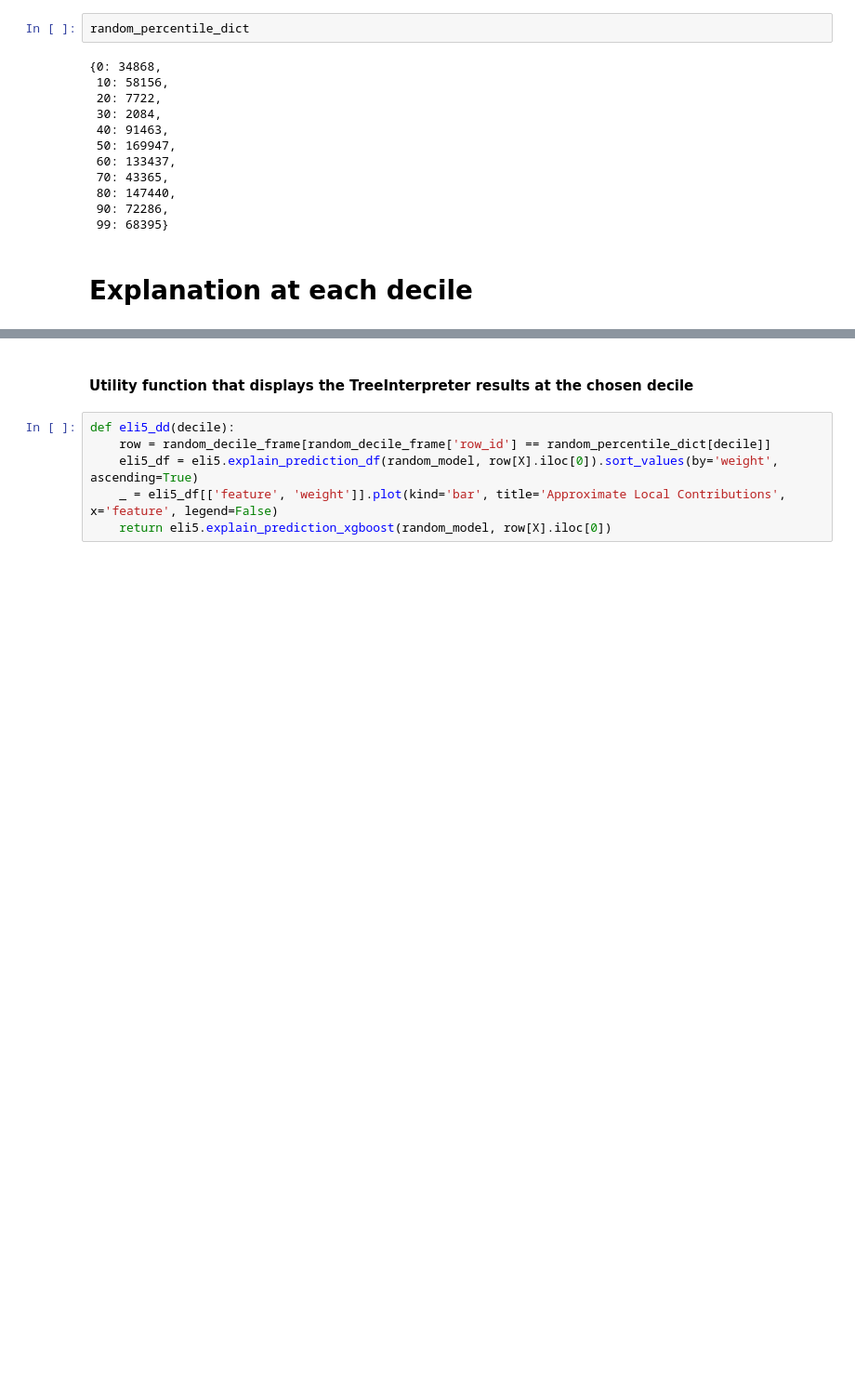
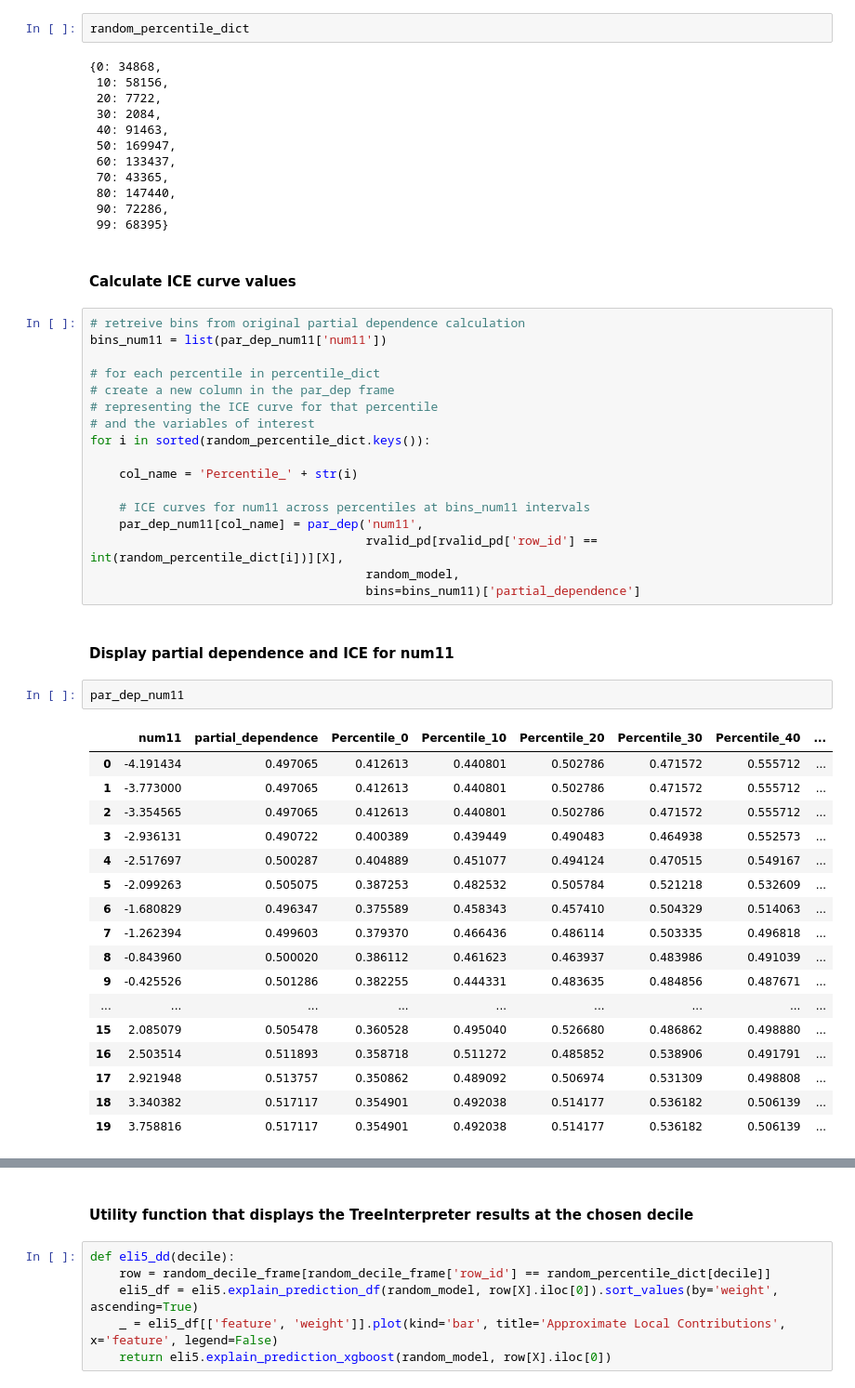
Before and after one commit to h2oai/mli-resources, a Jupyter notebook: lime_shap_treeint_compare/Binary-Classification-Random-Valid.ipynb, the cells around one changed output, grey strips where cells are left out. Shown at 93% size. Drawn from its saved outputs; the diff is of its cells as text; blank space fills up the shorter version.

```diff
--- a/lime_shap_treeint_compare/Binary-Classification-Random-Valid.ipynb
+++ b/lime_shap_treeint_compare/Binary-Classification-Random-Valid.ipynb
@@ -220,5 +314,44 @@ random_percentile_dict
  80: 147440,
  90: 72286,
  99: 68395}
-# %% [markdown]
-# Explanation at each decile
+# %% [markdown]
+#### Calculate ICE curve values
+# %%
+# retreive bins from original partial dependence calculation
+bins_num11 = list(par_dep_num11['num11'])
+
+# for each percentile in percentile_dict
+# create a new column in the par_dep frame
+# representing the ICE curve for that percentile
+# and the variables of interest
+for i in sorted(random_percentile_dict.keys()):
+
+    col_name = 'Percentile_' + str(i)
+
+    # ICE curves for num11 across percentiles at bins_num11 intervals
+    par_dep_num11[col_name] = par_dep('num11',
+                                      rvalid_pd[rvalid_pd['row_id'] == int(random_percentile_dict[i])][X],
+                                      random_model,
+                                      bins=bins_num11)['partial_dependence']
+# %% [markdown]
+#### Display partial dependence and ICE for num11
+# %%
+par_dep_num11
+# %% [output]
+|  | num11 | partial_dependence | Percentile_0 | Percentile_10 | Percentile_20 | Percentile_30 | Percentile_40 | ... |
+| 0 | -4.191434 | 0.497065 | 0.412613 | 0.440801 | 0.502786 | 0.471572 | 0.555712 | ... |
+| 1 | -3.773000 | 0.497065 | 0.412613 | 0.440801 | 0.502786 | 0.471572 | 0.555712 | ... |
+| 2 | -3.354565 | 0.497065 | 0.412613 | 0.440801 | 0.502786 | 0.471572 | 0.555712 | ... |
+| 3 | -2.936131 | 0.490722 | 0.400389 | 0.439449 | 0.490483 | 0.464938 | 0.552573 | ... |
+| 4 | -2.517697 | 0.500287 | 0.404889 | 0.451077 | 0.494124 | 0.470515 | 0.549167 | ... |
+| 5 | -2.099263 | 0.505075 | 0.387253 | 0.482532 | 0.505784 | 0.521218 | 0.532609 | ... |
+| 6 | -1.680829 | 0.496347 | 0.375589 | 0.458343 | 0.457410 | 0.504329 | 0.514063 | ... |
+| 7 | -1.262394 | 0.499603 | 0.379370 | 0.466436 | 0.486114 | 0.503335 | 0.496818 | ... |
+| 8 | -0.843960 | 0.500020 | 0.386112 | 0.461623 | 0.463937 | 0.483986 | 0.491039 | ... |
+| 9 | -0.425526 | 0.501286 | 0.382255 | 0.444331 | 0.483635 | 0.484856 | 0.487671 | ... |
+| ... | ... | ... | ... | ... | ... | ... | ... | ... |
+| 15 | 2.085079 | 0.505478 | 0.360528 | 0.495040 | 0.526680 | 0.486862 | 0.498880 | ... |
+| 16 | 2.503514 | 0.511893 | 0.358718 | 0.511272 | 0.485852 | 0.538906 | 0.491791 | ... |
+| 17 | 2.921948 | 0.513757 | 0.350862 | 0.489092 | 0.506974 | 0.531309 | 0.498808 | ... |
+| 18 | 3.340382 | 0.517117 | 0.354901 | 0.492038 | 0.514177 | 0.536182 | 0.506139 | ... |
+| 19 | 3.758816 | 0.517117 | 0.354901 | 0.492038 | 0.514177 | 0.536182 | 0.506139 | ... |
```
Also changed, not shown: parts of 21 cells of this notebook, 4 other files.
